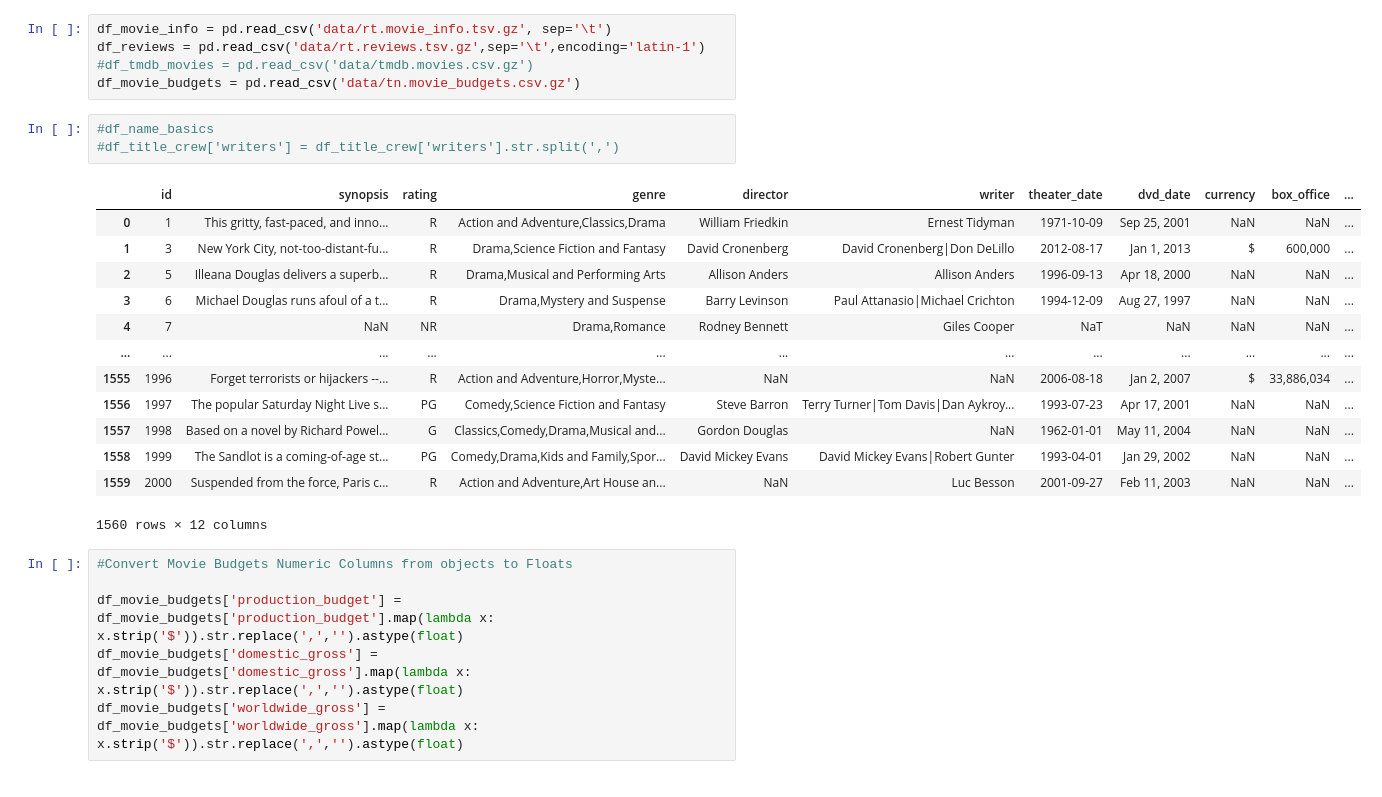
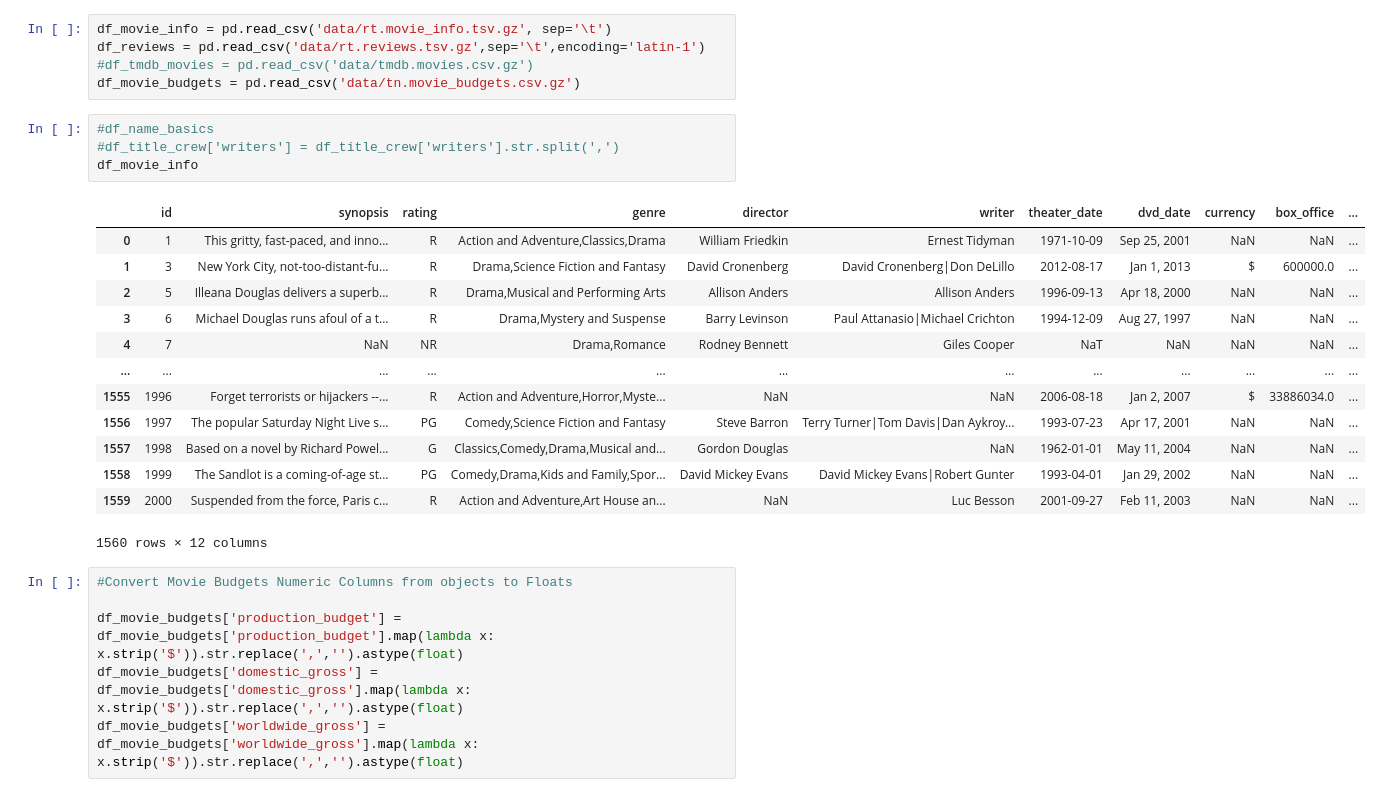
Before and after one commit to soohyunnie/avocoder-group-3-movie-analysis, a Jupyter notebook: Mitch_Notebook.ipynb, the cells around one changed output. Saved outputs shown, nothing was run; the diff lists cells and outputs as text.

```diff
--- a/Mitch_Notebook.ipynb
+++ b/Mitch_Notebook.ipynb
@@ -44,15 +44,16 @@ df_movie_budgets = pd.read_csv('data/tn.movie_budgets.csv.gz')
 # %%
 #df_name_basics
 #df_title_crew['writers'] = df_title_crew['writers'].str.split(',')
+df_movie_info
 # %% [output]
 |  | id | synopsis | rating | genre | director | writer | theater_date | dvd_date | currency | box_office | ... |
 | 0 | 1 | This gritty, fast-paced, and inno... | R | Action and Adventure,Classics,Drama | William Friedkin | Ernest Tidyman | 1971-10-09 | Sep 25, 2001 | NaN | NaN | ... |
-| 1 | 3 | New York City, not-too-distant-fu... | R | Drama,Science Fiction and Fantasy | David Cronenberg | David Cronenberg|Don DeLillo | 2012-08-17 | Jan 1, 2013 | $ | 600,000 | ... |
+| 1 | 3 | New York City, not-too-distant-fu... | R | Drama,Science Fiction and Fantasy | David Cronenberg | David Cronenberg|Don DeLillo | 2012-08-17 | Jan 1, 2013 | $ | 600000.0 | ... |
 | 2 | 5 | Illeana Douglas delivers a superb... | R | Drama,Musical and Performing Arts | Allison Anders | Allison Anders | 1996-09-13 | Apr 18, 2000 | NaN | NaN | ... |
 | 3 | 6 | Michael Douglas runs afoul of a t... | R | Drama,Mystery and Suspense | Barry Levinson | Paul Attanasio|Michael Crichton | 1994-12-09 | Aug 27, 1997 | NaN | NaN | ... |
 | 4 | 7 | NaN | NR | Drama,Romance | Rodney Bennett | Giles Cooper | NaT | NaN | NaN | NaN | ... |
 | ... | ... | ... | ... | ... | ... | ... | ... | ... | ... | ... | ... |
-| 1555 | 1996 | Forget terrorists or hijackers --... | R | Action and Adventure,Horror,Myste... | NaN | NaN | 2006-08-18 | Jan 2, 2007 | $ | 33,886,034 | ... |
+| 1555 | 1996 | Forget terrorists or hijackers --... | R | Action and Adventure,Horror,Myste... | NaN | NaN | 2006-08-18 | Jan 2, 2007 | $ | 33886034.0 | ... |
 | 1556 | 1997 | The popular Saturday Night Live s... | PG | Comedy,Science Fiction and Fantasy | Steve Barron | Terry Turner|Tom Davis|Dan Aykroy... | 1993-07-23 | Apr 17, 2001 | NaN | NaN | ... |
 | 1557 | 1998 | Based on a novel by Richard Powel... | G | Classics,Comedy,Drama,Musical and... | Gordon Douglas | NaN | 1962-01-01 | May 11, 2004 | NaN | NaN | ... |
 | 1558 | 1999 | The Sandlot is a coming-of-age st... | PG | Comedy,Drama,Kids and Family,Spor... | David Mickey Evans | David Mickey Evans|Robert Gunter | 1993-04-01 | Jan 29, 2002 | NaN | NaN | ... |
```
Also changed, not shown: parts of 13 cells of this notebook, 7 other files.
